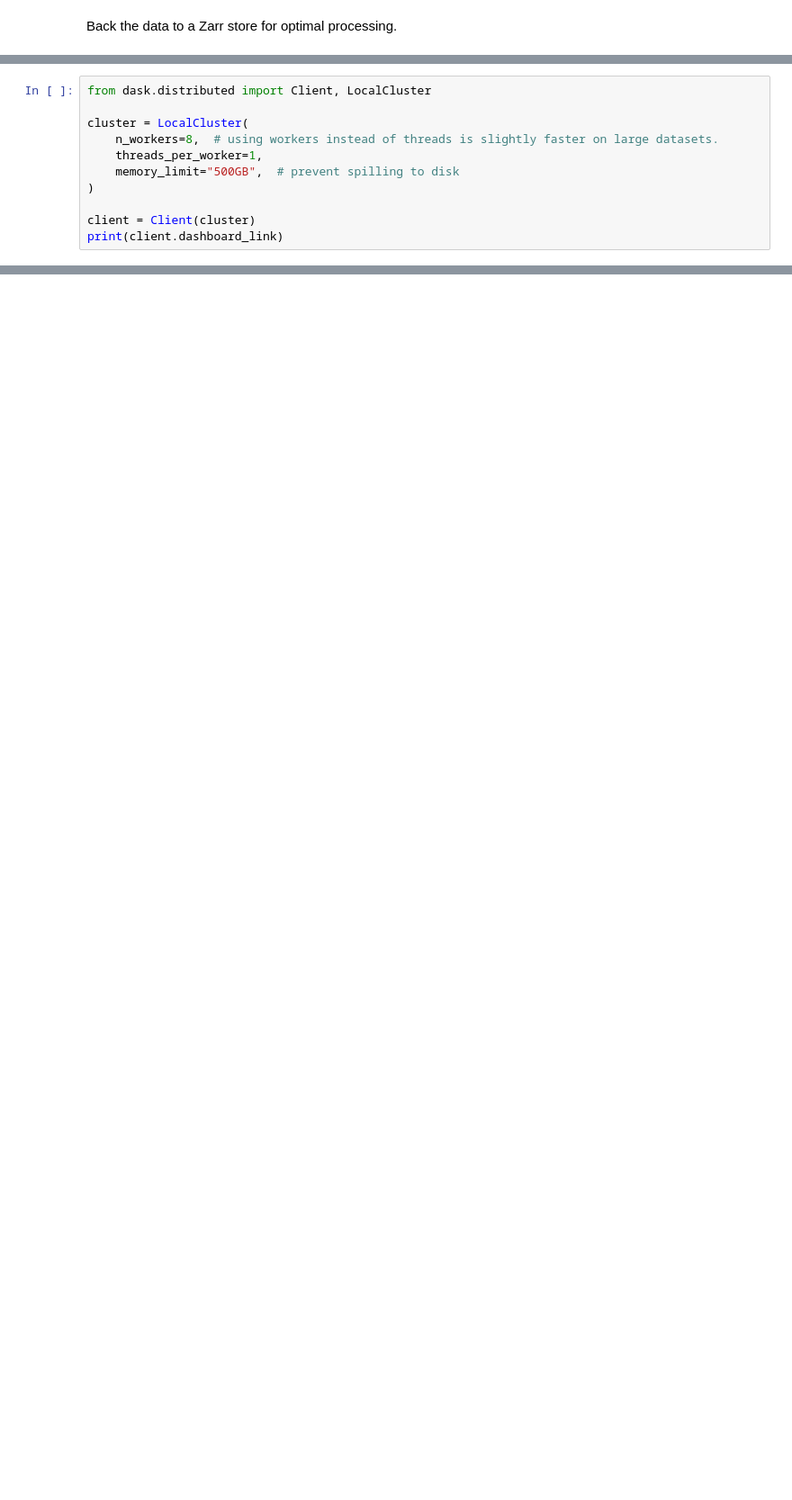
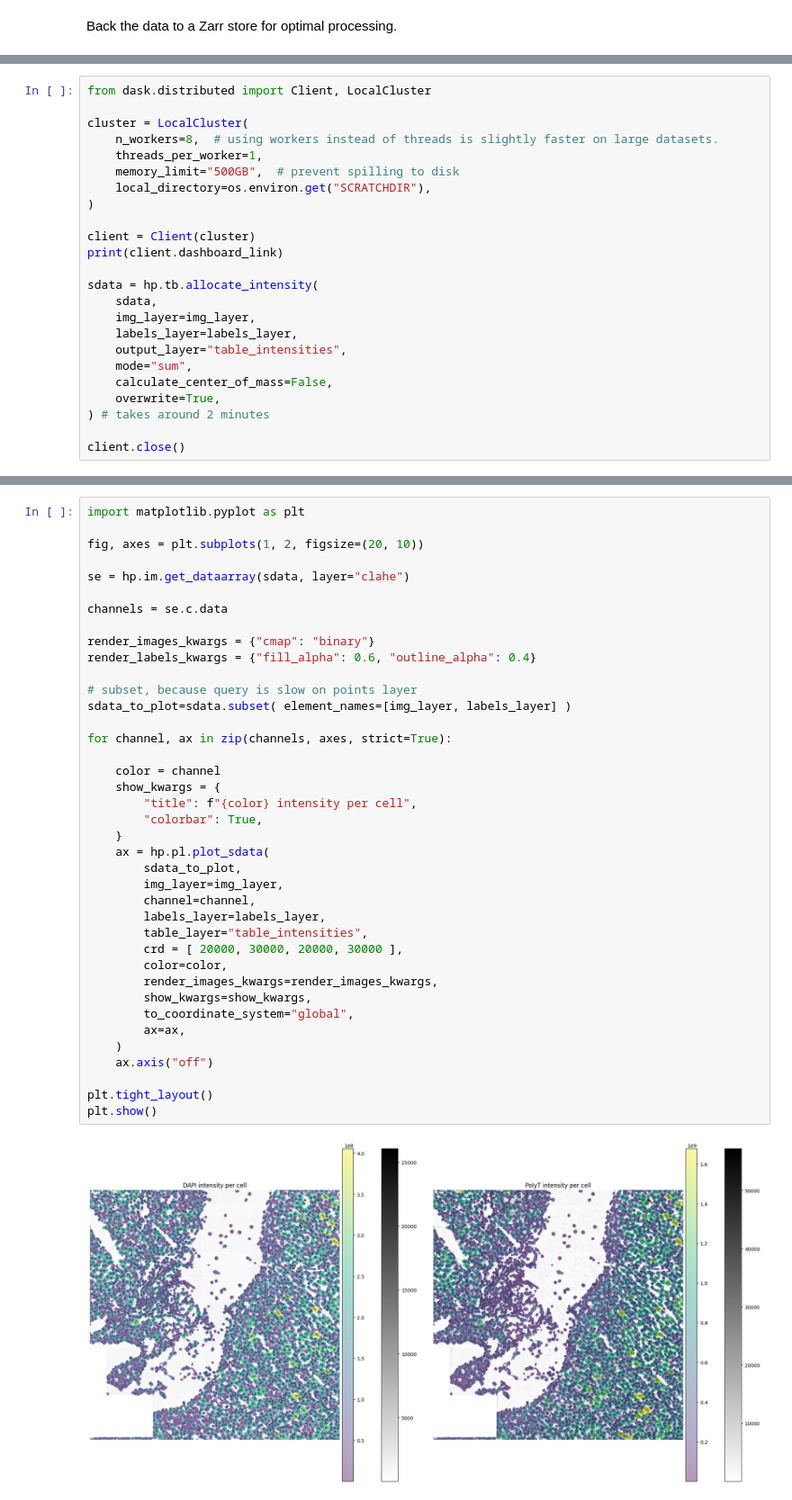
Before and after one commit to saeyslab/harpy, a Jupyter notebook: docs/tutorials/advanced/Harpy_aggregate_rasters.ipynb, the cells around one changed output, grey strips where cells are left out. Shown at 90% size. Cells and saved outputs as stored; diff of their text form; blank space fills up the shorter version.

```diff
--- a/docs/tutorials/advanced/Harpy_aggregate_rasters.ipynb
+++ b/docs/tutorials/advanced/Harpy_aggregate_rasters.ipynb
@@ -302,7 +310,20 @@ cluster = LocalCluster(
     n_workers=8,  # using workers instead of threads is slightly faster on large datasets.
     threads_per_worker=1,
     memory_limit="500GB",  # prevent spilling to disk
+    local_directory=os.environ.get("SCRATCHDIR"),
 )
 
 client = Client(cluster)
 print(client.dashboard_link)
+
+sdata = hp.tb.allocate_intensity(
+    sdata,
+    img_layer=img_layer,
+    labels_layer=labels_layer,
+    output_layer="table_intensities",
+    mode="sum",
+    calculate_center_of_mass=False,
+    overwrite=True,
+) # takes around 2 minutes
+
+client.close()
@@ -340,0 +340,41 @@ client.close()
+# %%
+import matplotlib.pyplot as plt
+
+fig, axes = plt.subplots(1, 2, figsize=(20, 10))
+
+se = hp.im.get_dataarray(sdata, layer="clahe")
+
+channels = se.c.data
+
+render_images_kwargs = {"cmap": "binary"}
+render_labels_kwargs = {"fill_alpha": 0.6, "outline_alpha": 0.4}
+
+# subset, because query is slow on points layer
+sdata_to_plot=sdata.subset( element_names=[img_layer, labels_layer] )
+
+for channel, ax in zip(channels, axes, strict=True):
+
+    color = channel
+    show_kwargs = {
+        "title": f"{color} intensity per cell",
+        "colorbar": True,
+    }
+    ax = hp.pl.plot_sdata(
+        sdata_to_plot,
+        img_layer=img_layer,
+        channel=channel,
+        labels_layer=labels_layer,
+        table_layer="table_intensities",
+        crd = [ 20000, 30000, 20000, 30000 ],
+        color=color,
+        render_images_kwargs=render_images_kwargs,
+        show_kwargs=show_kwargs,
+        to_coordinate_system="global",
+        ax=ax,
+    )
+    ax.axis("off")
+
+plt.tight_layout()
+plt.show()
+# %% [output]
+[figure, added]
```
Also changed, not shown: parts of 22 cells of this notebook.
